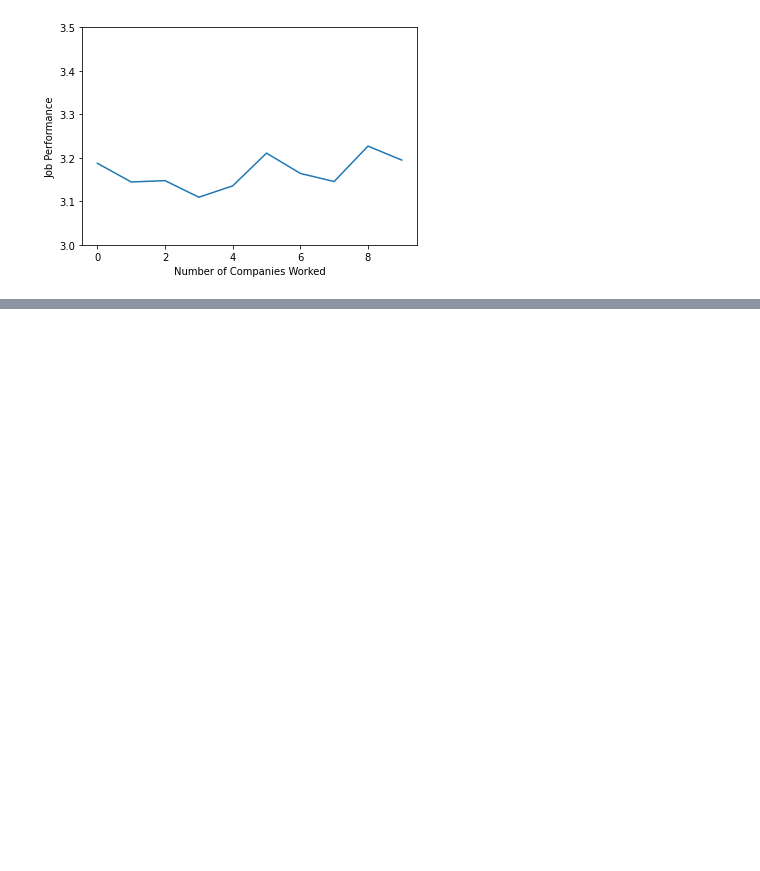
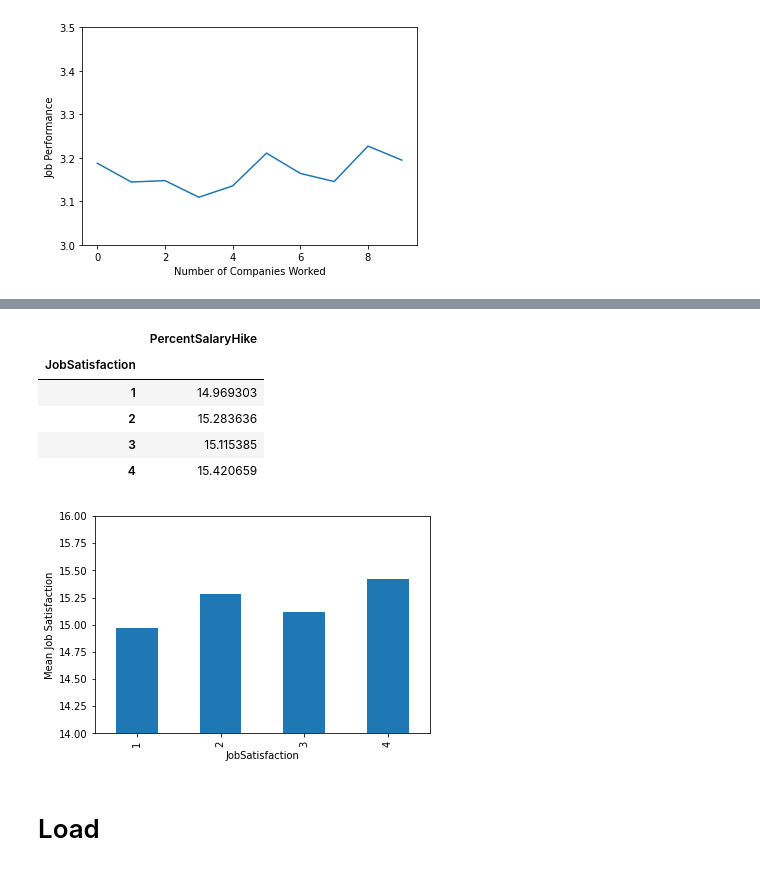
Before and after one commit to Anthony-Davey/Project2-ETL, a Jupyter notebook: project-findings-matt-hill.ipynb, the cells around one changed output, grey strips where cells are left out. Saved outputs shown, nothing was run; the diff lists cells and outputs as text; code cells hidden in the pictures; blank space fills up the shorter version.

```diff
--- a/project-findings-matt-hill.ipynb
+++ b/project-findings-matt-hill.ipynb
@@ -183,0 +252,15 @@ companies_df[["JobSatisfaction", "NumCompaniesWorked"]].groupby("NumCompaniesWor
+# %%
+# Employees with higer salary increases also have higher job satisfaction
+
+companies_df[["JobSatisfaction", "PercentSalaryHike"]].groupby("JobSatisfaction").mean().plot(kind="bar", legend=False, ylabel="Mean Job Satisfaction", ylim=[14,16])
+companies_df[["JobSatisfaction", "PercentSalaryHike"]].groupby("JobSatisfaction").mean()
+# %% [output]
+|  | PercentSalaryHike |
+| JobSatisfaction |  |
+| 1 | 14.969303 |
+| 2 | 15.283636 |
+| 3 | 15.115385 |
+| 4 | 15.420659 |
+[figure, added]
+# %% [markdown]
+# Load
```
Also changed, not shown: parts of 29 cells of this notebook, 3 other files.
